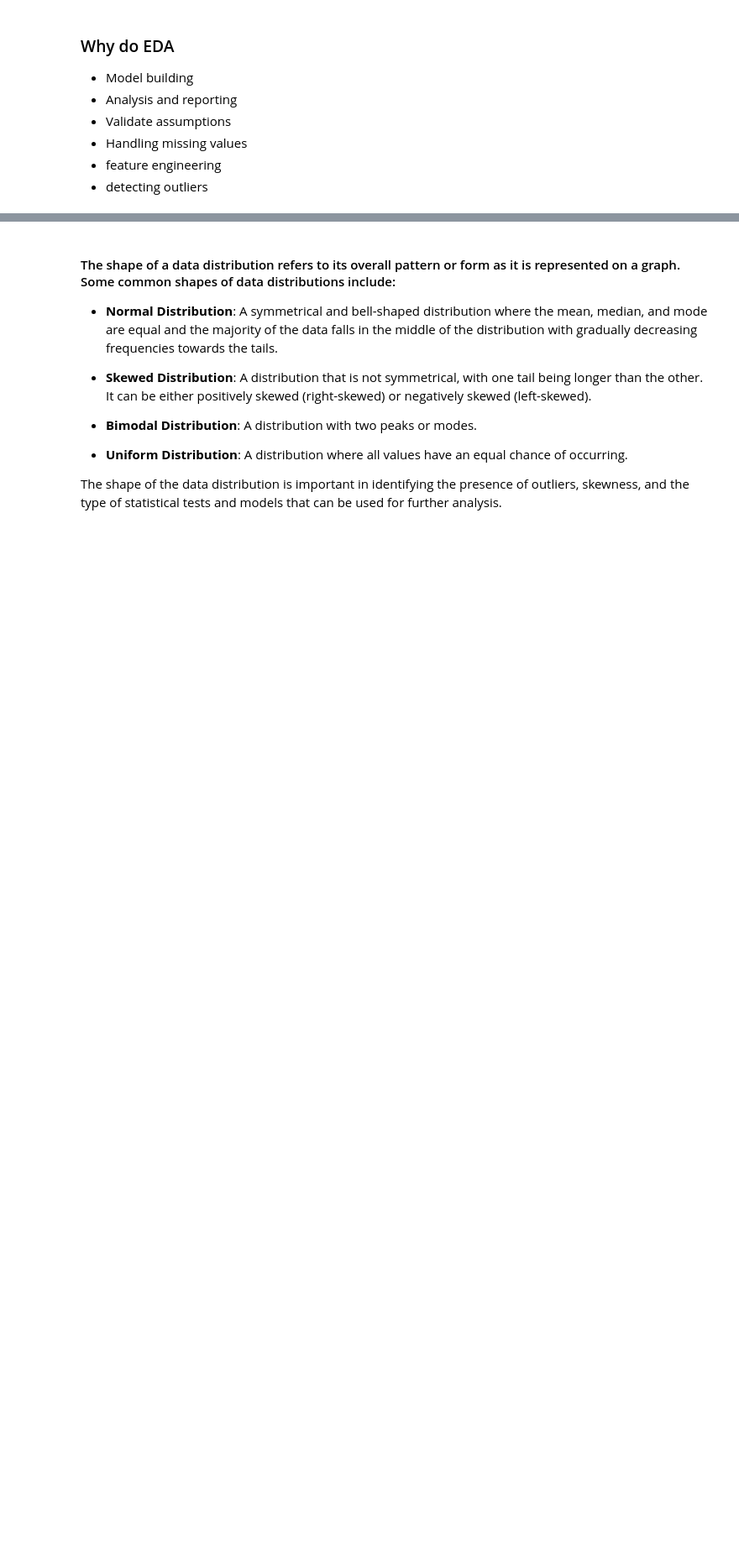
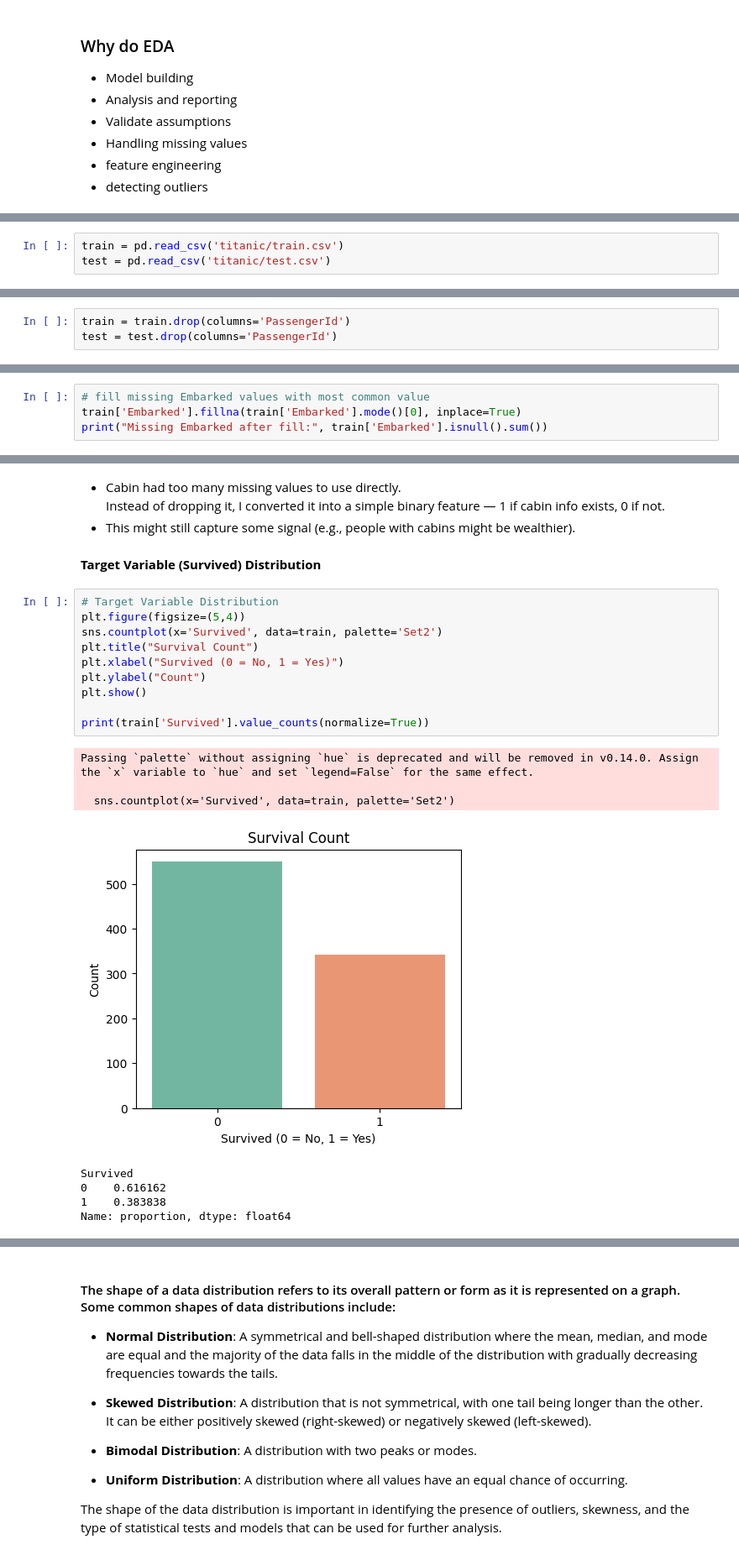
Before and after one commit to Aman-sys-ui/EDA, a Jupyter notebook: Titanic/EDA_Titanic.ipynb, the cells around one changed output, grey strips where cells are left out. Shown: that part at 84% size. Cells and saved outputs as stored; diff of their text form; blank space fills up the shorter version.

Commit message:
Added EDA on titanic

```diff
--- a/Titanic/EDA_Titanic.ipynb
+++ b/Titanic/EDA_Titanic.ipynb
@@ -39,0 +44,3 @@ df.head()
+# %%
+train = pd.read_csv('titanic/train.csv')
+test = pd.read_csv('titanic/test.csv')
@@ -39,0 +56,3 @@ df.head()
+# %%
+train = train.drop(columns='PassengerId')
+test = test.drop(columns='PassengerId')
@@ -39,0 +172,4 @@ df.head()
+# %%
+# fill missing Embarked values with most common value
+train['Embarked'].fillna(train['Embarked'].mode()[0], inplace=True)
+print("Missing Embarked after fill:", train['Embarked'].isnull().sum())
@@ -39,0 +249,25 @@ df.head()
+# %% [markdown]
+- Cabin had too many missing values to use directly.
+Instead of dropping it, I converted it into a simple binary feature — 1 if cabin info exists, 0 if not.
+- This might still capture some signal (e.g., people with cabins might be wealthier).
+# %% [markdown]
+**Target Variable (Survived) Distribution**
+# %%
+# Target Variable Distribution
+plt.figure(figsize=(5,4))
+sns.countplot(x='Survived', data=train, palette='Set2')
+plt.title("Survival Count")
+plt.xlabel("Survived (0 = No, 1 = Yes)")
+plt.ylabel("Count")
+plt.show()
+
+print(train['Survived'].value_counts(normalize=True))
+# %% [output]
+Passing `palette` without assigning `hue` is deprecated and will be removed in v0.14.0. Assign the `x` variable to `hue` and set `legend=False` for the same effect.
+
+  sns.countplot(x='Survived', data=train, palette='Set2')
+[figure, added]
+Survived
+0    0.616162
+1    0.383838
+Name: proportion, dtype: float64
```
Also changed, not shown: parts of 157 cells of this notebook.
